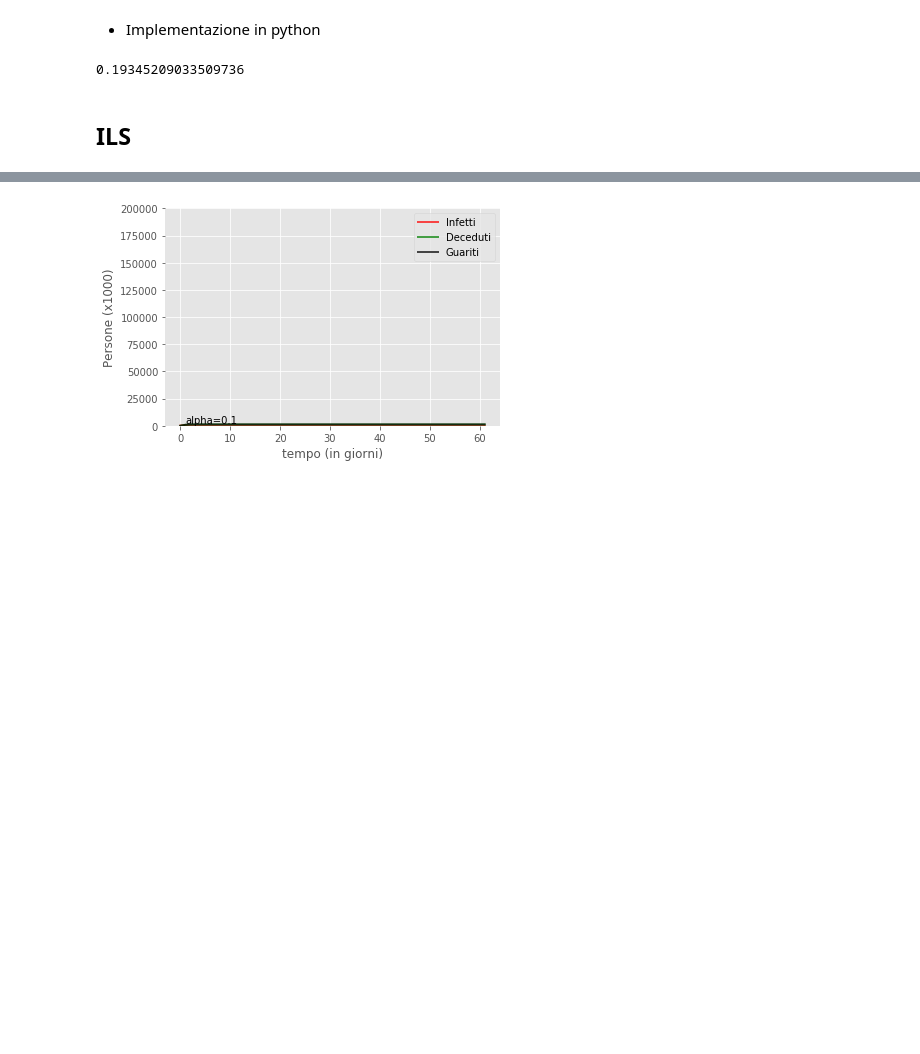
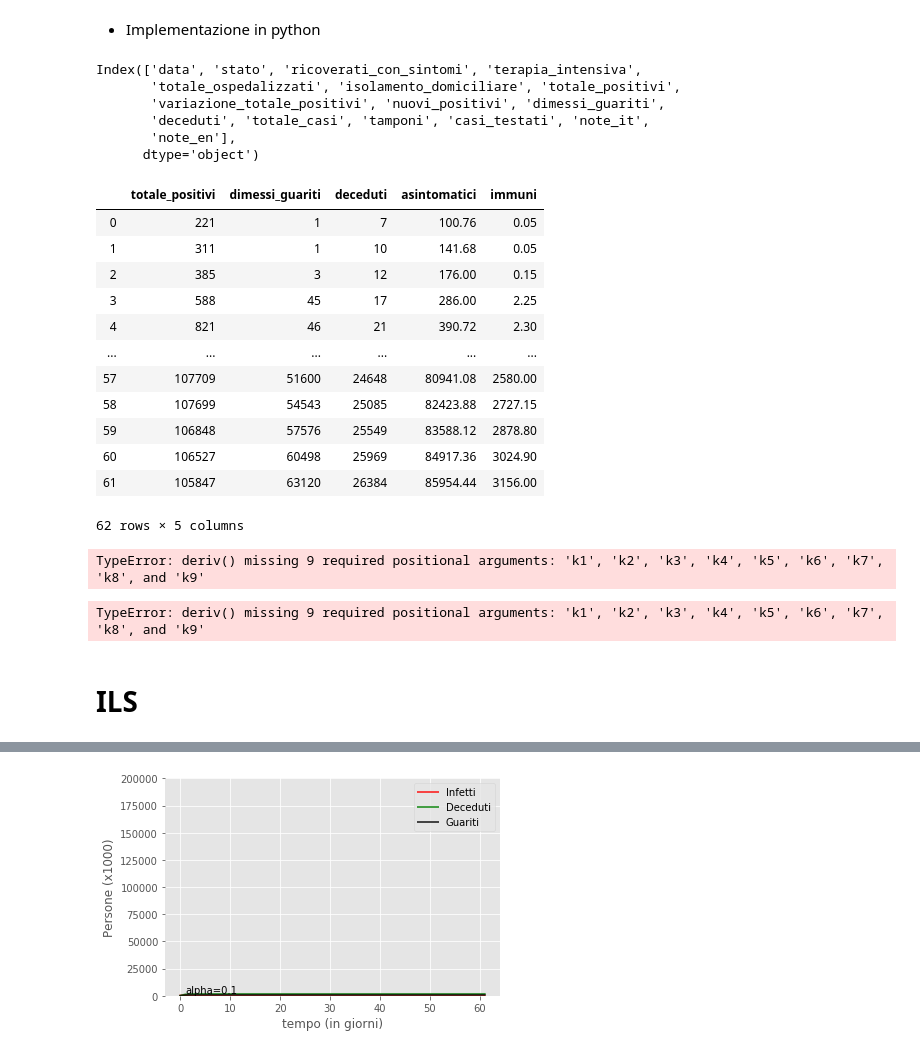
Before and after one commit to LorenzoMauri/ODE-and-GA-algorithms-covid19-applications, a Jupyter notebook: algoritmo bioinformatica.ipynb, the cells around one changed output, grey strips where cells are left out. Drawn from its saved outputs; the diff is of its cells as text; code cells hidden in the pictures; blank space fills up the shorter version.

```diff
--- a/algoritmo bioinformatica.ipynb
+++ b/algoritmo bioinformatica.ipynb
@@ -17,3 +13,3 @@ import ga
 # %%
-path_file="https://raw.githubusercontent.com/LorenzoMauri/Progetto-Bioinformatica/master/dpc-covid19-ita-andamento-nazionale-24aprile.csv"
+path_file="https://raw.githubusercontent.com/pcm-dpc/COVID-19/master/dati-andamento-nazionale/dpc-covid19-ita-andamento-nazionale.csv"
 dataset=pd.read_csv(path_file,parse_dates=['data'])
@@ -68,4 +16,29 @@ k3=iniziale[2]
-# %%
-k1
-# %% [output]
-0.19345209033509736
+# %%
+dataset.columns
+# %% [output]
+Index(['data', 'stato', 'ricoverati_con_sintomi', 'terapia_intensiva',
+       'totale_ospedalizzati', 'isolamento_domiciliare', 'totale_positivi',
+       'variazione_totale_positivi', 'nuovi_positivi', 'dimessi_guariti',
+       'deceduti', 'totale_casi', 'tamponi', 'casi_testati', 'note_it',
+       'note_en'],
+      dtype='object')
+# %%
+# guariti,infetti,sani, morti
+dataset['asintomatici']= dataset['totale_casi'] * 0.44
+dataset['immuni'] = dataset['dimessi_guariti'] * 0.05  #verificare proporzione
+data=dataset[['totale_positivi','dimessi_guariti','deceduti','asintomatici','immuni']]
+data
+# %% [output]
+|  | totale_positivi | dimessi_guariti | deceduti | asintomatici | immuni |
+| 0 | 221 | 1 | 7 | 100.76 | 0.05 |
+| 1 | 311 | 1 | 10 | 141.68 | 0.05 |
+| 2 | 385 | 3 | 12 | 176.00 | 0.15 |
+| 3 | 588 | 45 | 17 | 286.00 | 2.25 |
+| 4 | 821 | 46 | 21 | 390.72 | 2.30 |
+| ... | ... | ... | ... | ... | ... |
+| 57 | 107709 | 51600 | 24648 | 80941.08 | 2580.00 |
+| 58 | 107699 | 54543 | 25085 | 82423.88 | 2727.15 |
+| 59 | 106848 | 57576 | 25549 | 83588.12 | 2878.80 |
+| 60 | 106527 | 60498 | 25969 | 84917.36 | 3024.90 |
+| 61 | 105847 | 63120 | 26384 | 85954.44 | 3156.00 |
+62 rows × 5 columns
@@ -71,0 +67,5 @@ k1
+# %%
+a=Ottimizzazione()
+a.localsearch(1,4)
+# %% [output]
+TypeError: deriv() missing 9 required positional arguments: 'k1', 'k2', 'k3', 'k4', 'k5', 'k6', 'k7', 'k8', and 'k9'
@@ -72,2 +131,7 @@ k1
+# %%
+a = Ottimizzazione()
+a.localsearch(1,4)
+# %% [output]
+TypeError: deriv() missing 9 required positional arguments: 'k1', 'k2', 'k3', 'k4', 'k5', 'k6', 'k7', 'k8', and 'k9'
 # %% [markdown]
-## ILS
+# ILS
```
Also changed, not shown: parts of 20 cells of this notebook, 1 other file.
